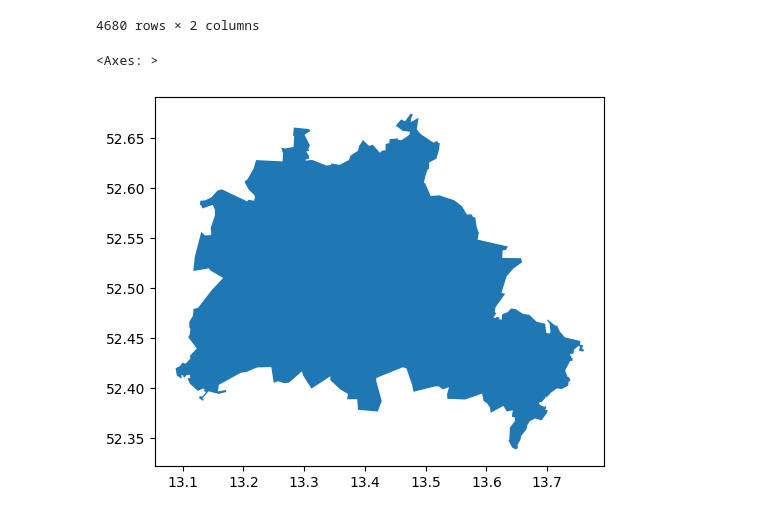
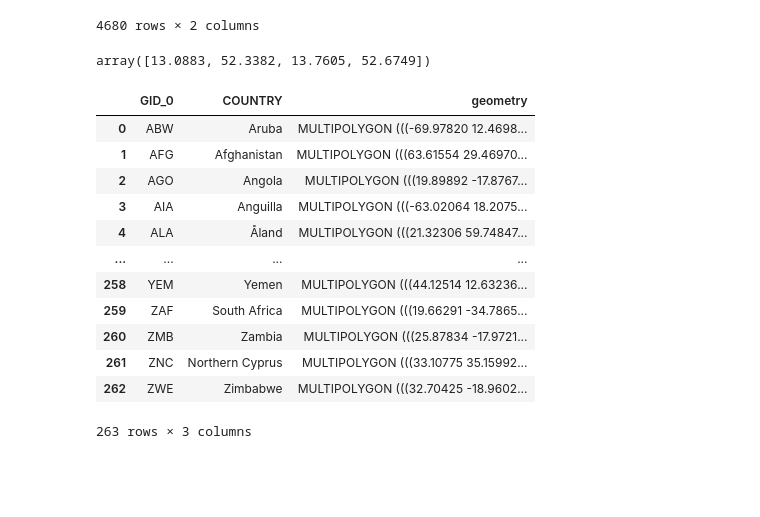
Before and after one commit to zilikons/demeter, a Jupyter notebook: notebooks/zilikons_notebook.ipynb, the cells around one changed output. Drawn from its saved outputs; the diff is of its cells as text; code cells hidden in the pictures; blank space fills up the shorter version.

```diff
--- a/notebooks/zilikons_notebook.ipynb
+++ b/notebooks/zilikons_notebook.ipynb
@@ -19,7 +20,24 @@ germany[['NAME_3','geometry']]
 | 4679 | NordkreisWeimar | MULTIPOLYGON (((11.35290 51.02160... |
 4680 rows × 2 columns
 # %%
-germany[germany['NAME_3']=='Berlin'].plot()
+germany[germany['NAME_3']=='Berlin'].total_bounds
 # %% [output]
-<Axes: >
+array([13.0883, 52.3382, 13.7605, 52.6749])
-[figure, removed]
+# %%
+df = gpd.read_file('../raw_data/whole_world.gpkg')
+# %%
+df
+# %% [output]
+|  | GID_0 | COUNTRY | geometry |
+| 0 | ABW | Aruba | MULTIPOLYGON (((-69.97820 12.4698... |
+| 1 | AFG | Afghanistan | MULTIPOLYGON (((63.61554 29.46970... |
+| 2 | AGO | Angola | MULTIPOLYGON (((19.89892 -17.8767... |
+| 3 | AIA | Anguilla | MULTIPOLYGON (((-63.02064 18.2075... |
+| 4 | ALA | Åland | MULTIPOLYGON (((21.32306 59.74847... |
+| ... | ... | ... | ... |
+| 258 | YEM | Yemen | MULTIPOLYGON (((44.12514 12.63236... |
+| 259 | ZAF | South Africa | MULTIPOLYGON (((19.66291 -34.7865... |
+| 260 | ZMB | Zambia | MULTIPOLYGON (((25.87834 -17.9721... |
+| 261 | ZNC | Northern Cyprus | MULTIPOLYGON (((33.10775 35.15992... |
+| 262 | ZWE | Zimbabwe | MULTIPOLYGON (((32.70425 -18.9602... |
+263 rows × 3 columns
```
Also changed, not shown: parts of 6 cells of this notebook, 1 other file.
